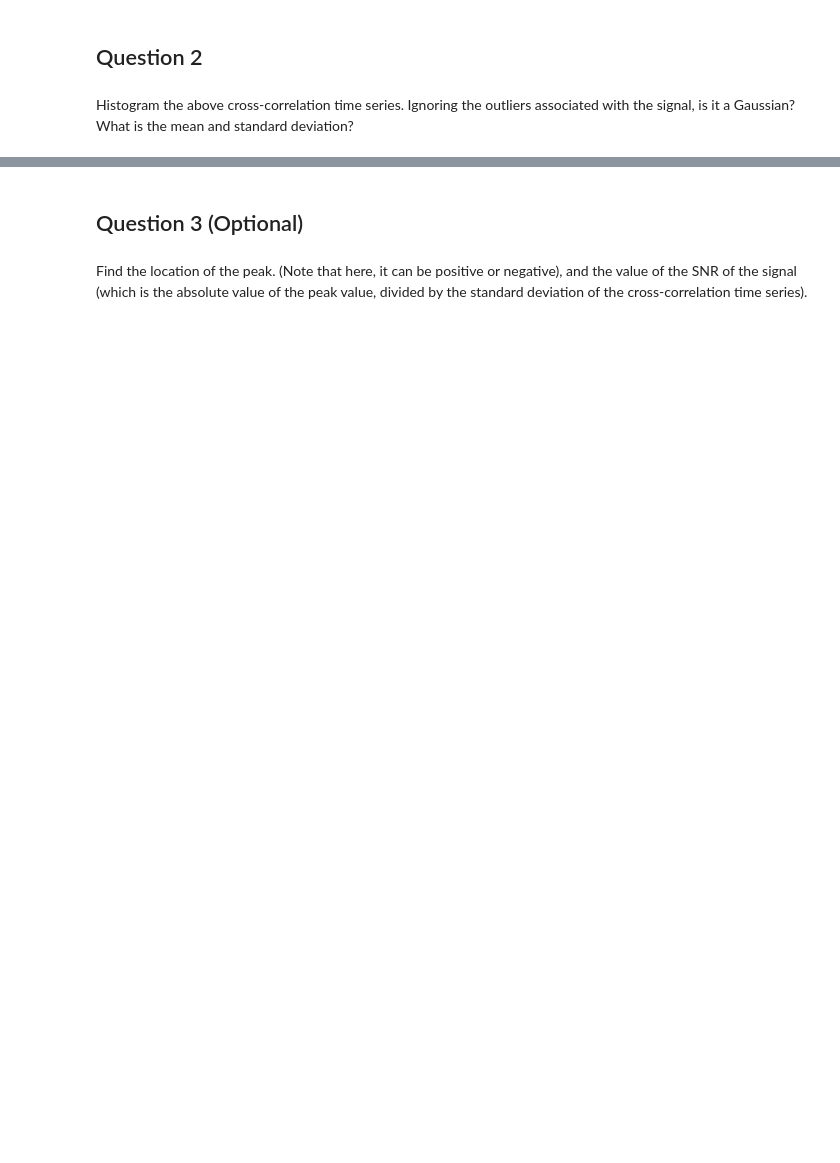
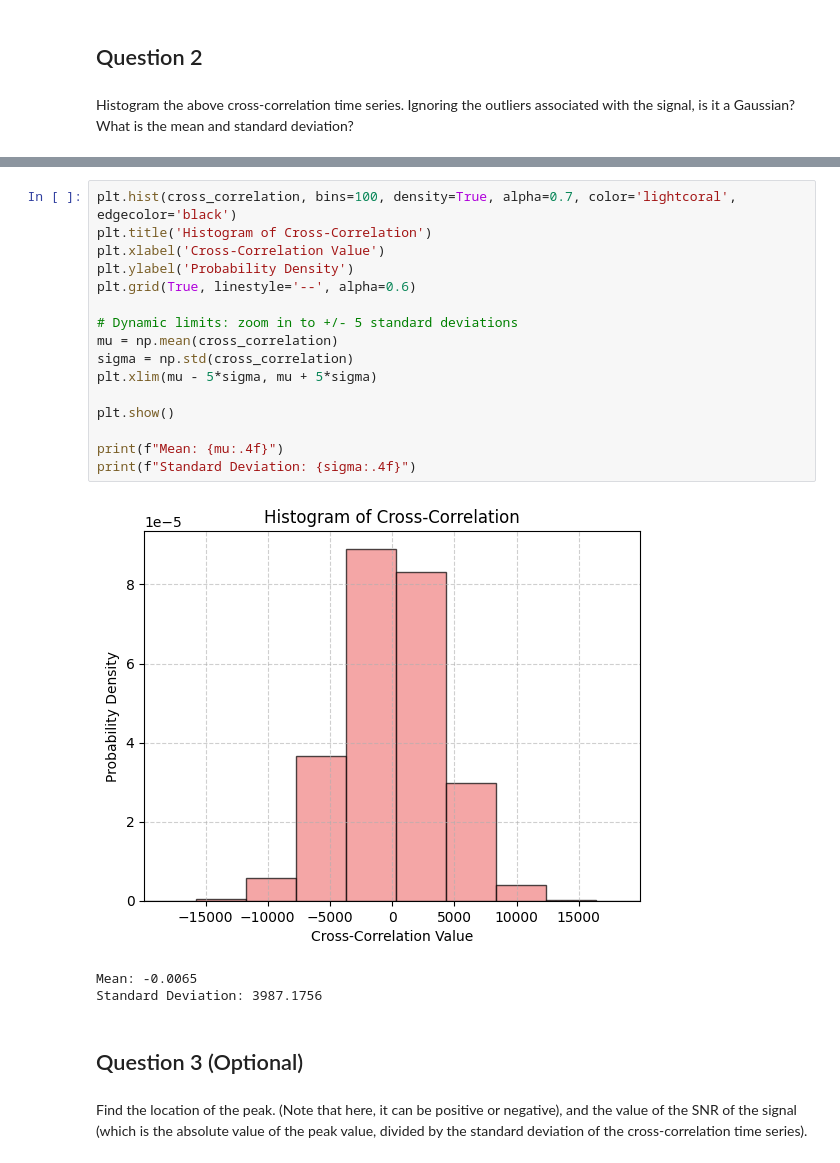
Before and after one commit to jazminphilip/GW-Project, a Jupyter notebook: Tutorials/04_Searches/Tuto_4.1_Matched_filtering_introduction.ipynb, the cells around one changed output, grey strips where cells are left out. Saved outputs shown, nothing was run; the diff lists cells and outputs as text; blank space fills up the shorter version.

```diff
--- a/Tutorials/04_Searches/Tuto_4.1_Matched_filtering_introduction.ipynb
+++ b/Tutorials/04_Searches/Tuto_4.1_Matched_filtering_introduction.ipynb
@@ -369,3 +439,23 @@ Standard deviation of cross-correlation (ignoring signal): 3936.4732
+# %%
+plt.hist(cross_correlation, bins=100, density=True, alpha=0.7, color='lightcoral', edgecolor='black')
+plt.title('Histogram of Cross-Correlation')
+plt.xlabel('Cross-Correlation Value')
+plt.ylabel('Probability Density')
+plt.grid(True, linestyle='--', alpha=0.6)
+
+# Dynamic limits: zoom in to +/- 5 standard deviations
+mu = np.mean(cross_correlation)
+sigma = np.std(cross_correlation)
+plt.xlim(mu - 5*sigma, mu + 5*sigma)
+
+plt.show()
+
+print(f"Mean: {mu:.4f}")
+print(f"Standard Deviation: {sigma:.4f}")
+# %% [output]
+[figure, added]
+Mean: -0.0065
+Standard Deviation: 3987.1756
 # %% [markdown]
 ## Question 3 (Optional)
 # %% [markdown]
```
Also changed, not shown: parts of 8 cells of this notebook.
